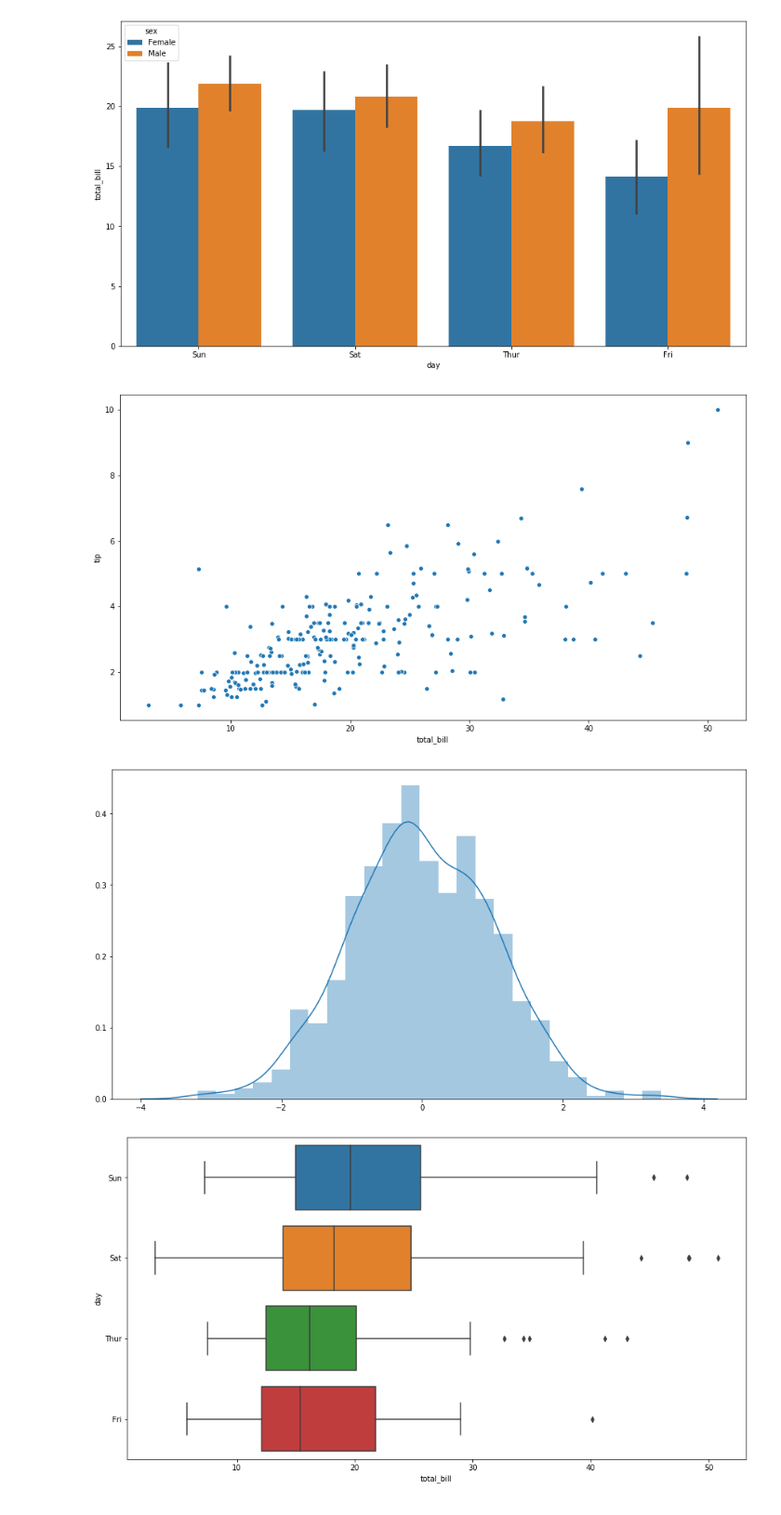
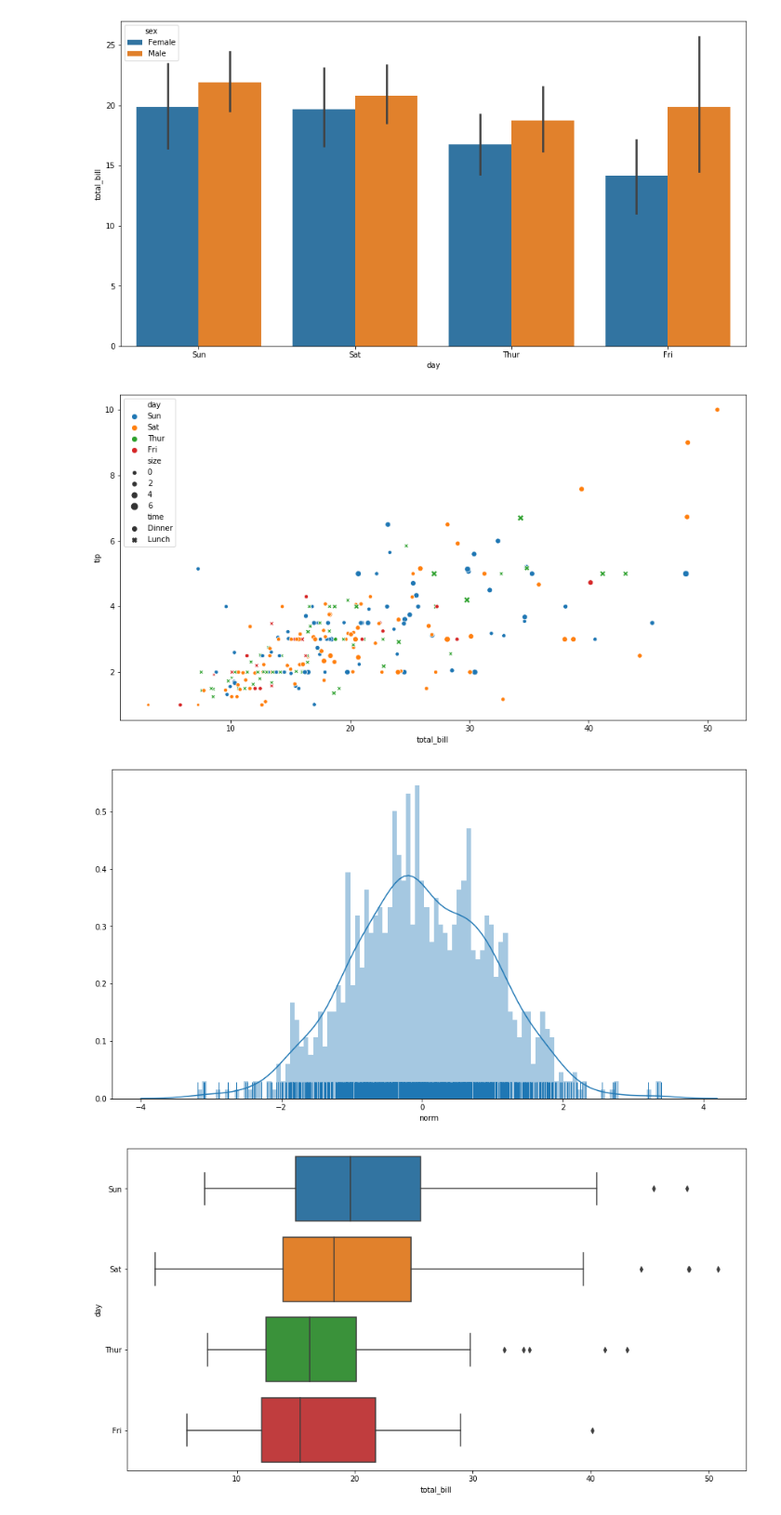
Before and after one commit to shenzhongqiang/21DayPython, a Jupyter notebook: chapter13.ipynb, the cells around one changed output. Shown at 93% size. Saved outputs shown, nothing was run; the diff lists cells and outputs as text; code cells hidden in the pictures.

```diff
--- a/chapter13.ipynb
+++ b/chapter13.ipynb
@@ -36,19 +44,19 @@ ax = sns.barplot(x="day", y="total_bill", hue="sex", data=tips)
 [figure]
 # %%
 # 散点图
-ax = sns.scatterplot(x="total_bill", y="tip", data=tips)
-#ax = sns.scatterplot(x="total_bill", y="tip",hue="day", style="time",size='size',data=tips)
+#ax = sns.scatterplot(x="total_bill", y="tip", data=tips)
+ax = sns.scatterplot(x="total_bill", y="tip",hue="day", style="time",size='size',data=tips)
 # %% [output]
-[figure, old version]
+[figure, new version]
 # %%
 # 直方图
 import numpy as np
 np.random.seed(666)
 x = np.random.randn(1000)
-ax = sns.distplot(x)
-#ax = sns.distplot(x, bins=100,hist=True, kde=True, rug=True, axlabel='norm')
+#ax = sns.distplot(x)
+ax = sns.distplot(x, bins=100,hist=True, kde=True, rug=True, axlabel='norm')
 # %% [output]
-[figure, old version]
+[figure, new version]
 # %%
 # 箱线图
 ax = sns.boxplot(x="total_bill", y="day", orient='h', data=tips)
```
Also changed, not shown: parts of 6 cells of this notebook, 5 other files.
